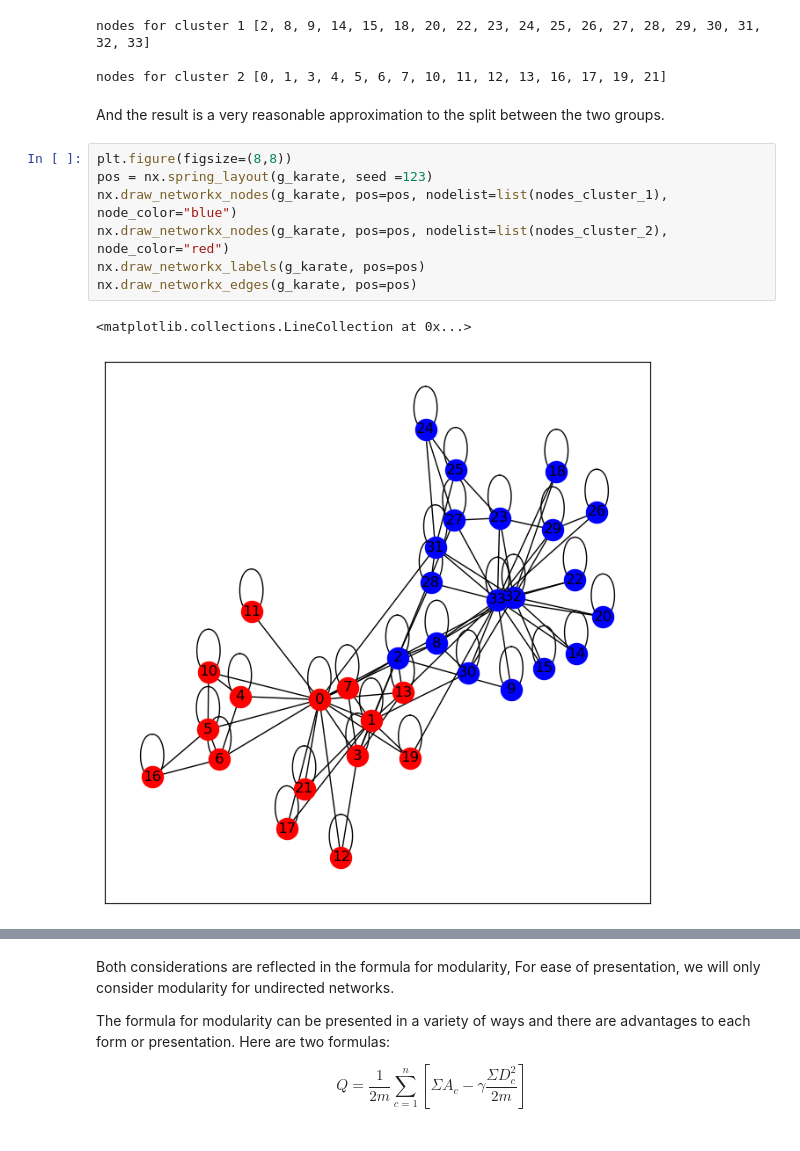
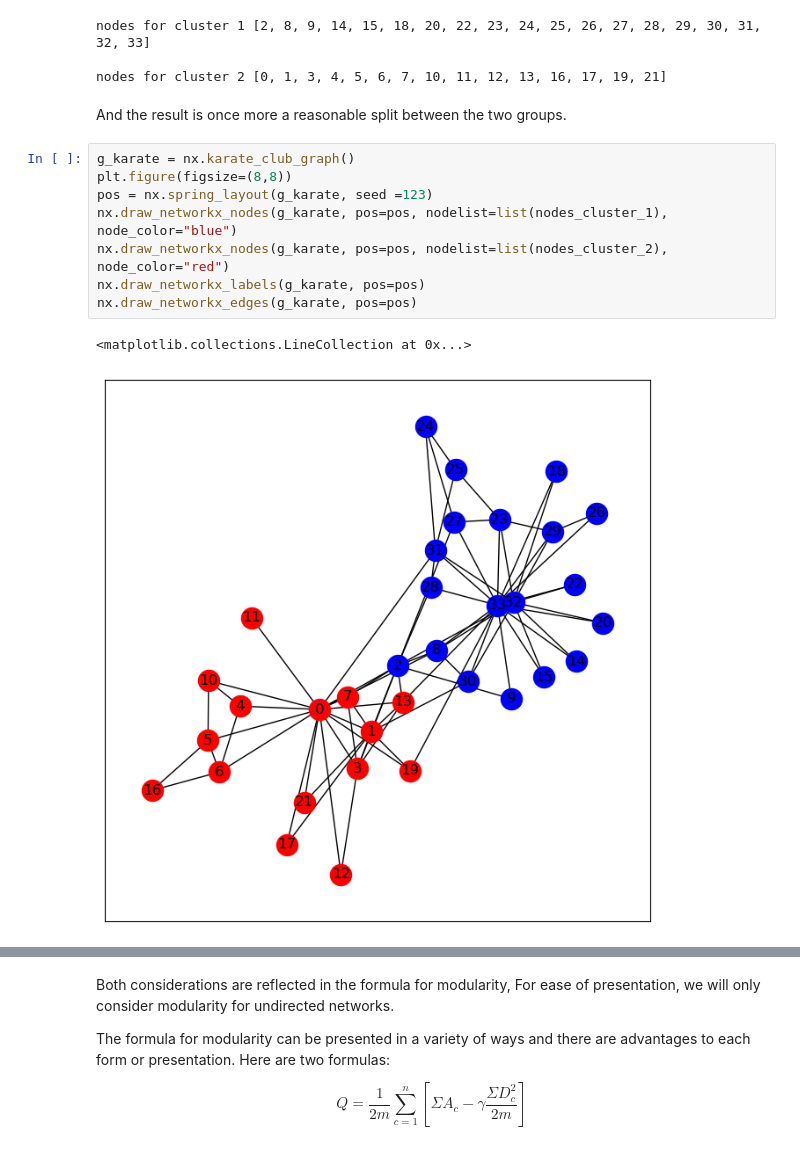
Before and after one commit to maastrichtlawtech/legalnetworkanalysis_textbook, a Jupyter notebook: Chapter_4_Communities.ipynb, the cells around one changed output, grey strips where cells are left out. Saved outputs shown, nothing was run; the diff lists cells and outputs as text.

```diff
--- a/Chapter_4_Communities.ipynb
+++ b/Chapter_4_Communities.ipynb
@@ -380,17 +396,18 @@ nodes for cluster 1 [2, 8, 9, 14, 15, 18, 20, 22, 23, 24, 25, 26, 27, 28, 29, 30
 
 nodes for cluster 2 [0, 1, 3, 4, 5, 6, 7, 10, 11, 12, 13, 16, 17, 19, 21]
 # %% [markdown]
-And the result is a very reasonable approximation to the split between the two groups.
+And the result is once more a reasonable split between the two groups.
 # %%
+g_karate = nx.karate_club_graph()
 plt.figure(figsize=(8,8))
 pos = nx.spring_layout(g_karate, seed =123)
 nx.draw_networkx_nodes(g_karate, pos=pos, nodelist=list(nodes_cluster_1), node_color="blue")
 nx.draw_networkx_nodes(g_karate, pos=pos, nodelist=list(nodes_cluster_2), node_color="red")
 nx.draw_networkx_labels(g_karate, pos=pos)
 nx.draw_networkx_edges(g_karate, pos=pos)
 # %% [output]
 <matplotlib.collections.LineCollection at 0x...>
-[figure, old version]
+[figure, new version]
 # %% [markdown]
 ## 4.2 Network Algorithms - Louvain Communities
 
```
Also changed, not shown: parts of 21 cells of this notebook.
